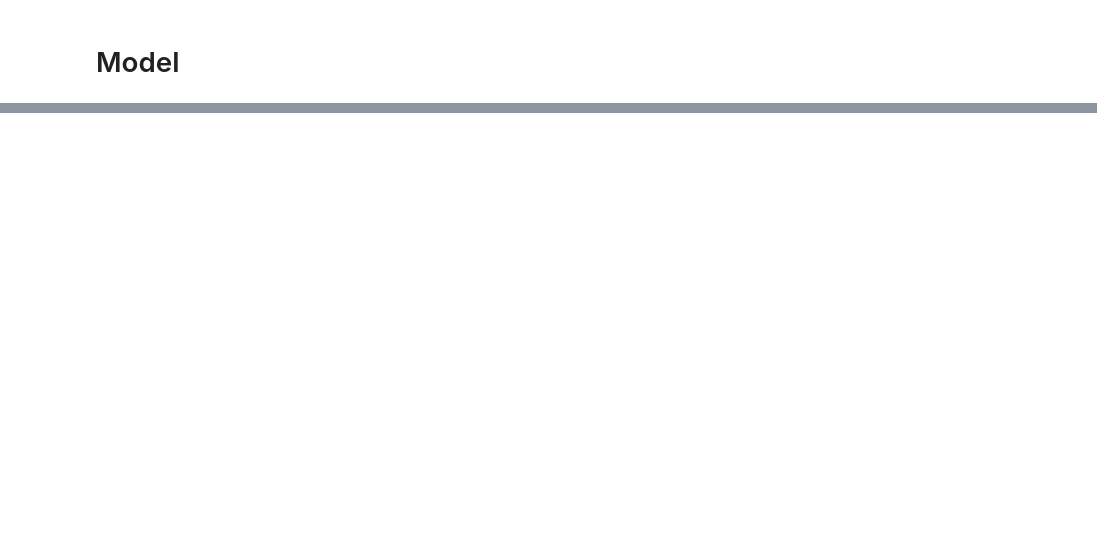
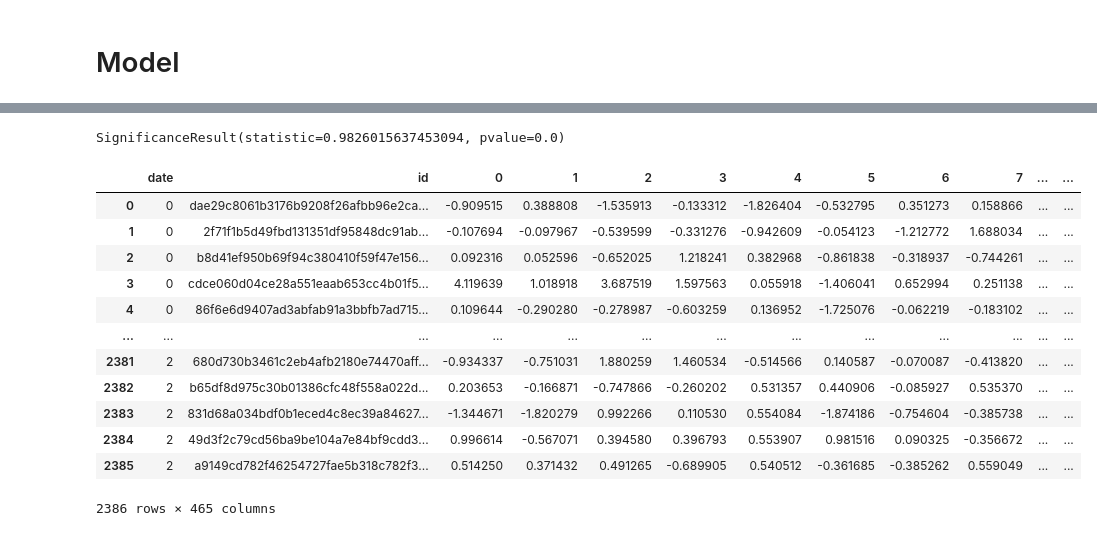
Before and after one commit to MikeAnderson89/ADIA_Lab_Market_Prediction, a Jupyter notebook: datascienceftw/notebooks/adia_pairwise.ipynb, the cells around one changed output, grey strips where cells are left out. Saved outputs shown, nothing was run; the diff lists cells and outputs as text; code cells hidden in the pictures; blank space fills up the shorter version.

```diff
--- a/datascienceftw/notebooks/adia_pairwise.ipynb
+++ b/datascienceftw/notebooks/adia_pairwise.ipynb
@@ -265,0 +227,8 @@ orig
+# %%
+test = pd.merge(orig, result, on=['id', 'date'], how='left')
+#test[['prediction']] = MinMaxScaler(feature_range=(-1,1)).fit_transform(test[['prediction']])
+# %%
+test['prediction'] = test['prediction'].fillna(0)
+spearmanr(test['y'], test['prediction'])
+# %% [output]
+SignificanceResult(statistic=0.9826015637453094, pvalue=0.0)
@@ -265,0 +237,19 @@ orig
+# %%
+lower, upper = -1, 1
+test['prediction'] = [lower + (upper - lower) * x for x in test['prediction']]
+# %%
+test
+# %% [output]
+|  | date | id | 0 | 1 | 2 | 3 | 4 | 5 | 6 | 7 | ... | ... |
+| 0 | 0 | dae29c8061b3176b9208f26afbb96e2ca... | -0.909515 | 0.388808 | -1.535913 | -0.133312 | -1.826404 | -0.532795 | 0.351273 | 0.158866 | ... | ... |
+| 1 | 0 | 2f71f1b5d49fbd131351df95848dc91ab... | -0.107694 | -0.097967 | -0.539599 | -0.331276 | -0.942609 | -0.054123 | -1.212772 | 1.688034 | ... | ... |
+| 2 | 0 | b8d41ef950b69f94c380410f59f47e156... | 0.092316 | 0.052596 | -0.652025 | 1.218241 | 0.382968 | -0.861838 | -0.318937 | -0.744261 | ... | ... |
+| 3 | 0 | cdce060d04ce28a551eaab653cc4b01f5... | 4.119639 | 1.018918 | 3.687519 | 1.597563 | 0.055918 | -1.406041 | 0.652994 | 0.251138 | ... | ... |
+| 4 | 0 | 86f6e6d9407ad3abfab91a3bbfb7ad715... | 0.109644 | -0.290280 | -0.278987 | -0.603259 | 0.136952 | -1.725076 | -0.062219 | -0.183102 | ... | ... |
+| ... | ... | ... | ... | ... | ... | ... | ... | ... | ... | ... | ... | ... |
+| 2381 | 2 | 680d730b3461c2eb4afb2180e74470aff... | -0.934337 | -0.751031 | 1.880259 | 1.460534 | -0.514566 | 0.140587 | -0.070087 | -0.413820 | ... | ... |
+| 2382 | 2 | b65df8d975c30b01386cfc48f558a022d... | 0.203653 | -0.166871 | -0.747866 | -0.260202 | 0.531357 | 0.440906 | -0.085927 | 0.535370 | ... | ... |
+| 2383 | 2 | 831d68a034bdf0b1eced4c8ec39a84627... | -1.344671 | -1.820279 | 0.992266 | 0.110530 | 0.554084 | -1.874186 | -0.754604 | -0.385738 | ... | ... |
+| 2384 | 2 | 49d3f2c79cd56ba9be104a7e84bf9cdd3... | 0.996614 | -0.567071 | 0.394580 | 0.396793 | 0.553907 | 0.981516 | 0.090325 | -0.356672 | ... | ... |
+| 2385 | 2 | a9149cd782f46254727fae5b318c782f3... | 0.514250 | 0.371432 | 0.491265 | -0.689905 | 0.540512 | -0.361685 | -0.385262 | 0.559049 | ... | ... |
+2386 rows × 465 columns
```
Also changed, not shown: parts of 25 cells of this notebook, 1 other file.
